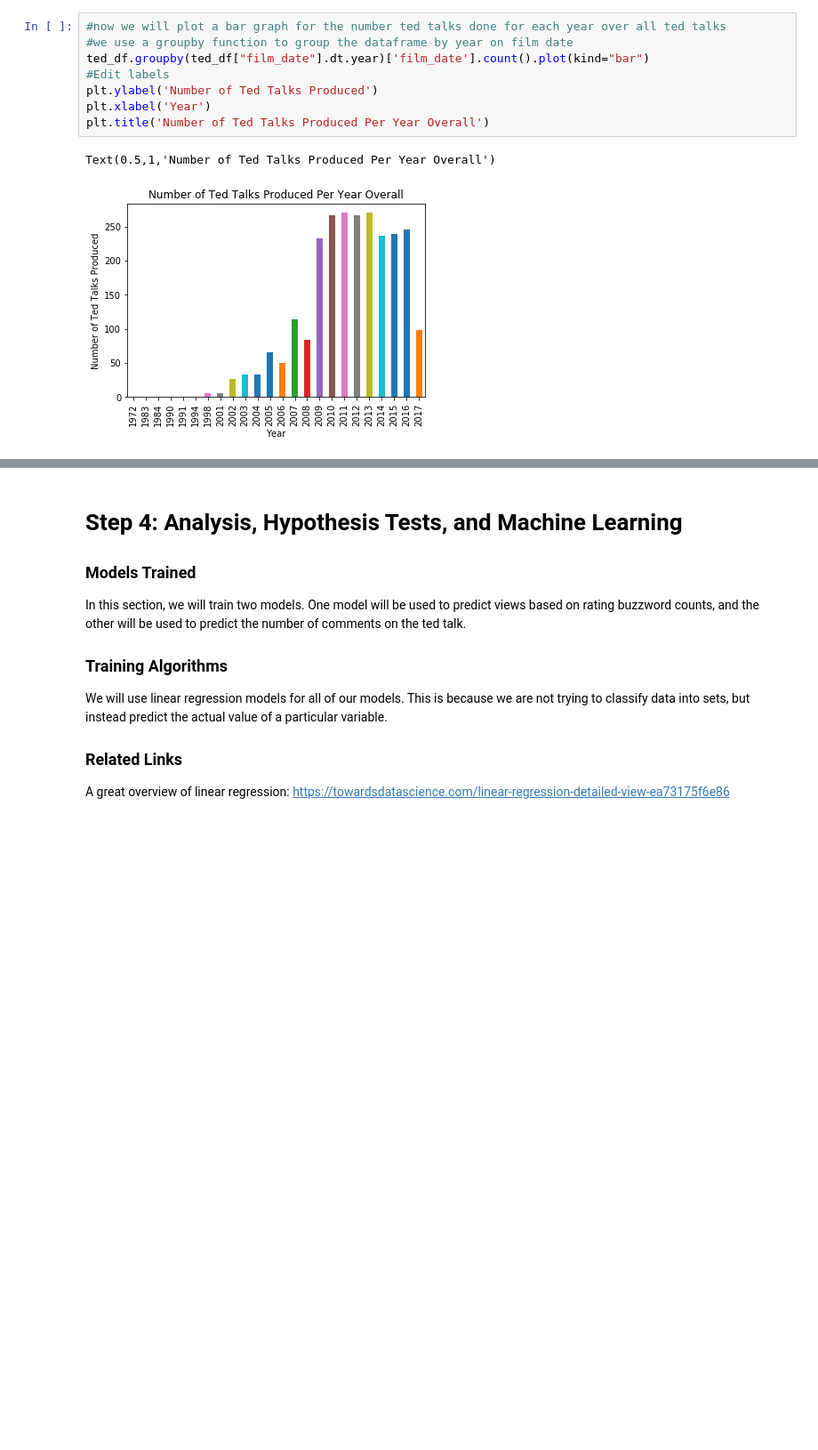
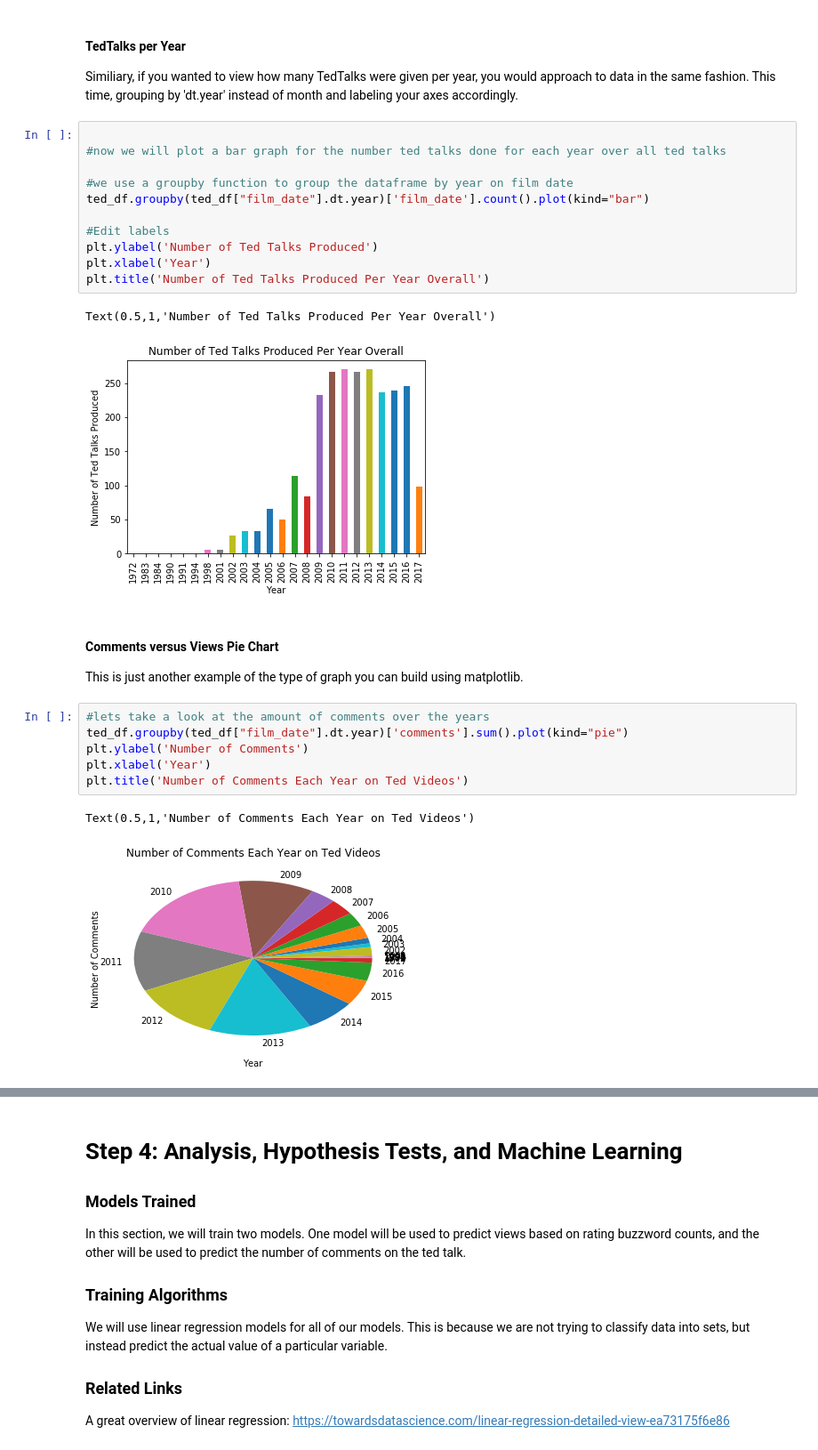
Before and after one commit to ebwinters/ebwinters.github.io, a Jupyter notebook: FinalTutorial.ipynb, the cells around one changed output, grey strips where cells are left out. Shown: that part at 89% size. Cells and saved outputs as stored; diff of their text form; blank space fills up the shorter version.

```diff
--- a/FinalTutorial.ipynb
+++ b/FinalTutorial.ipynb
@@ -137,10 +280,17 @@ plt.title('Number of Ted Talks Produced Per Month Overall')
 # %% [output]
 Text(0.5,1,'Number of Ted Talks Produced Per Month Overall')
 [figure]
+# %% [markdown]
+#### TedTalks per Year
+
+Similiary, if you wanted to view how many TedTalks were given per year, you would approach to data in the same fashion. This time, grouping by 'dt.year' instead of month and labeling your axes accordingly.
 # %%
+
 #now we will plot a bar graph for the number ted talks done for each year over all ted talks
+
 #we use a groupby function to group the dataframe by year on film date
 ted_df.groupby(ted_df["film_date"].dt.year)['film_date'].count().plot(kind="bar")
+
 #Edit labels
 plt.ylabel('Number of Ted Talks Produced')
 plt.xlabel('Year')
@@ -148,3 +298,16 @@ plt.title('Number of Ted Talks Produced Per Year Overall')
 # %% [output]
 Text(0.5,1,'Number of Ted Talks Produced Per Year Overall')
 [figure]
+# %% [markdown]
+#### Comments versus Views  Pie Chart
+
+This is just another example of the type of graph you can build using matplotlib.
+# %%
+#lets take a look at the amount of comments over the years
+ted_df.groupby(ted_df["film_date"].dt.year)['comments'].sum().plot(kind="pie")
+plt.ylabel('Number of Comments')
+plt.xlabel('Year')
+plt.title('Number of Comments Each Year on Ted Videos')
+# %% [output]
+Text(0.5,1,'Number of Comments Each Year on Ted Videos')
+[figure, added]
```
Also changed, not shown: parts of 22 cells of this notebook, 1 other file.
